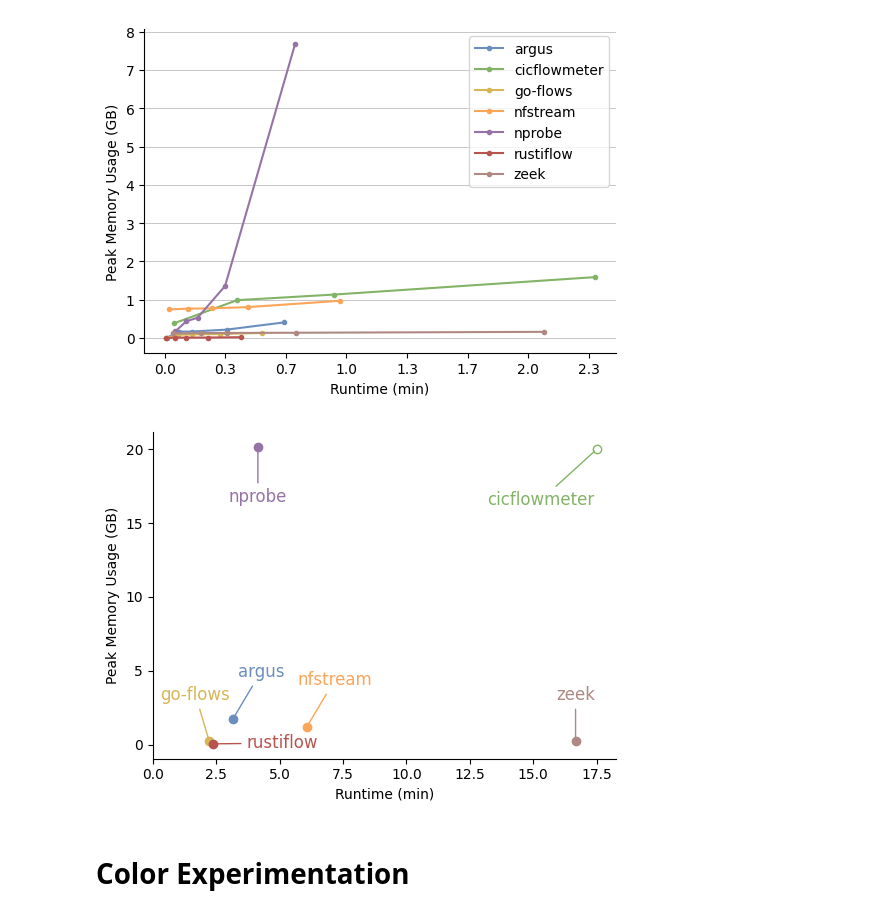
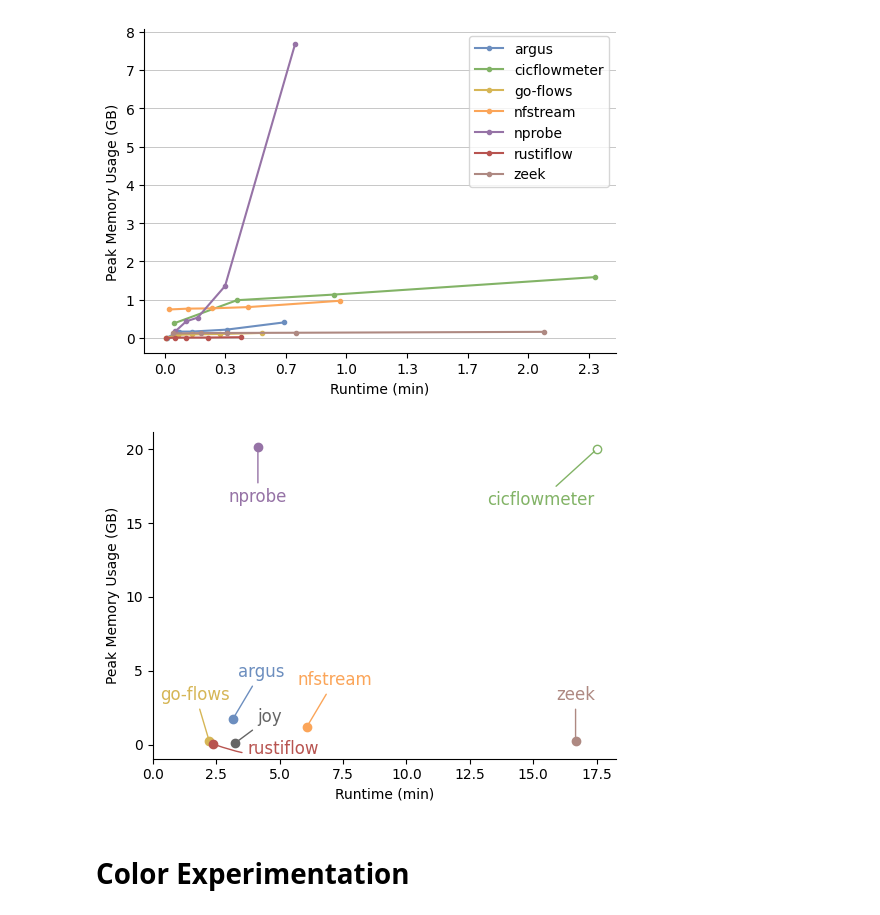
Before and after one commit to mielverkerken/RustiFlow-experiments, a Jupyter notebook: vizualisations/pcap.ipynb, the cells around one changed output. Drawn from its saved outputs; the diff is of its cells as text; code cells hidden in the pictures.

```diff
--- a/vizualisations/pcap.ipynb
+++ b/vizualisations/pcap.ipynb
@@ -15,7 +15,7 @@ NumPy version: 2.1.1
 # %%
 result_dir = "../results/pcap"
 fig_dir = "./figures"
-exporters = ["argus", "cicflowmeter", "go-flows", "nfstream", "nprobe", "rustiflow", "zeek"] # , "ntlflowlyzer"
+exporters = ["argus", "cicflowmeter", "go-flows", "nfstream", "nprobe", "zeek", "joy", "kitsune", "rustiflow"] # , "ntlflowlyzer"
 # %%
 df_all = pd.DataFrame()
 for exporter in exporters:
@@ -471,37 +670,72 @@ label_loc = {
     'nprobe': (0, -40),
     'argus': (20, 30),
     'go-flows': (-10, 30),
-    'rustiflow': (50, -3),
+    'rustiflow': (25, -10),
     'ntlflowlyzer': (0, 10),
+    'joy': (25, 15),
 }
 
 for exporter in exporters:
     df = df_all[df_all['Extractor'] == exporter].groupby('PCAP File')[['Runtime (s)', 'Max_Memory_Usage (MB)']].mean()
 
     if pcap_file == 'cicids2017' and exporter == 'cicflowmeter':
         continue
+    if exporter == 'kitsune':
+        continue
 
     ax.plot(df.loc[pcap_file, 'Runtime (s)'], df.loc[pcap_file, 'Max_Memory_Usage (MB)'], marker='o', label=exporter, color=color_map[exporter])
-    ax.annotate(exporter, (df.loc[pcap_file, 'Runtime (s)'], df.loc[pcap_file, 'Max_Memory_Usage (MB)']), textcoords="offset points", xytext=label_loc[exporter], ha='center', color=color_map[exporter], arrowprops=dict(arrowstyle='-', color=color_map[exporter]), size='large')
+    if exporter == 'rustiflow':
+        ax.annotate(
+            exporter,
+            (
+                df.loc[pcap_file, "Runtime (s)"],
+                df.loc[pcap_file, "Max_Memory_Usage (MB)"],
+            ),
+            textcoords="offset points",
+            xytext=label_loc[exporter],
+            ha="left",
+            va="bottom",
+            color=color_map[exporter],
+            arrowprops=dict(
+                arrowstyle="-",
+                color=color_map[exporter],
+                connectionstyle="angle3,angleA=40,angleB=-20",
+            ),
+            size="large",
+        )
+    else:
+        ax.annotate(
+            exporter,
+            (
+                df.loc[pcap_file, "Runtime (s)"],
+                df.loc[pcap_file, "Max_Memory_Usage (MB)"],
+            ),
+            textcoords="offset points",
+            xytext=label_loc[exporter],
+            ha="center",
+            color=color_map[exporter],
+            arrowprops=dict(arrowstyle="-", color=color_map[exporter]),
+            size="large",
+        )
 
 ax.plot(1050, 20000, marker='o', label='cicflowmeter', color=color_map['cicflowmeter'], mfc='none')
 ax.annotate('cicflowmeter', (1050, 20000), textcoords="offset points", xytext=label_loc['cicflowmeter'], ha='center', color=color_map['cicflowmeter'], arrowprops=dict(arrowstyle='-', color=color_map['cicflowmeter']), size='large')
 
 
 ax.set_xticks([0, 150, 300, 450, 600, 750, 900, 1050])
 ax.set_yticks([0, 5000, 10000, 15000, 20000])
 ax.xaxis.set_major_formatter(FuncFormatter(lambda x, _: f'{x / 60:.1f}'))
 ax.yaxis.set_major_formatter(FuncFormatter(lambda x, _: f'{x / 1000:.0f}'))
 
 # ax.set_ylim(0, 20000)
 ax.set_xlabel('Runtime (min)')
 ax.set_ylabel('Peak Memory Usage (GB)')
 # ax.legend()
 plt.tight_layout()
 plt.savefig(f'{fig_dir}/mem_vs_runtime_{pcap_file}.pdf', bbox_inches='tight')
 plt.show()
 # %% [output]
-[figure, old version]
+[figure, new version]
 # %% [markdown]
 # Color Experimentation
 # %%
```
Also changed, not shown: parts of 6 cells of this notebook, 5 other files.
